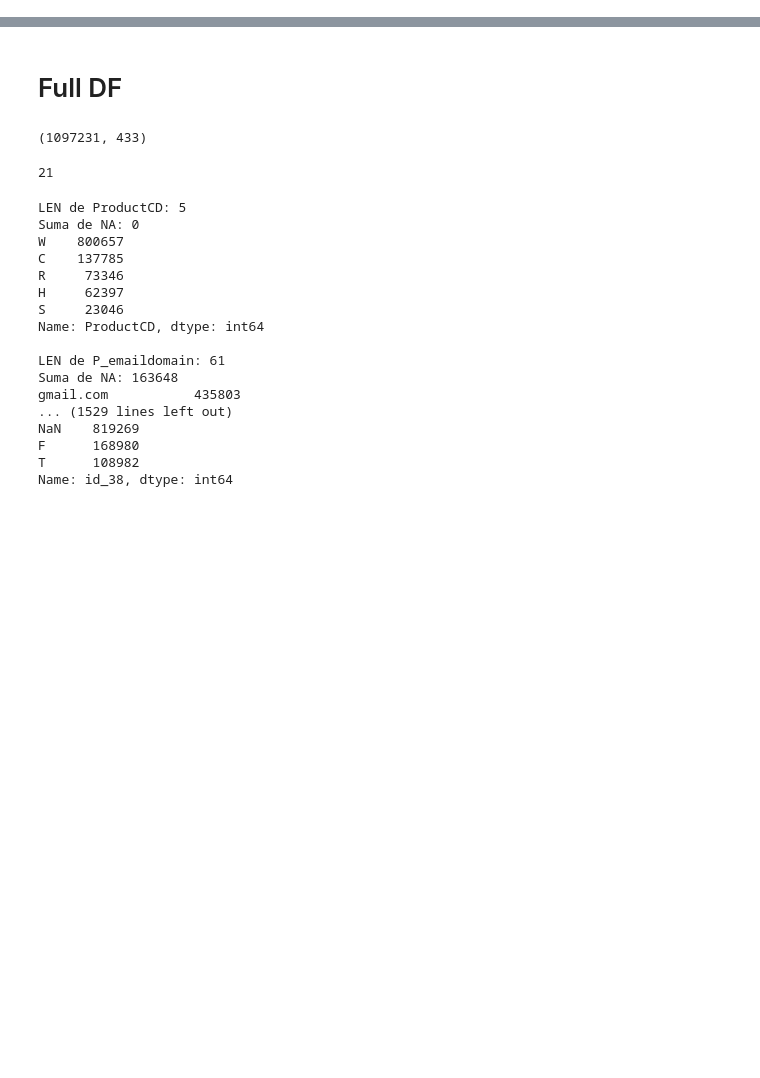
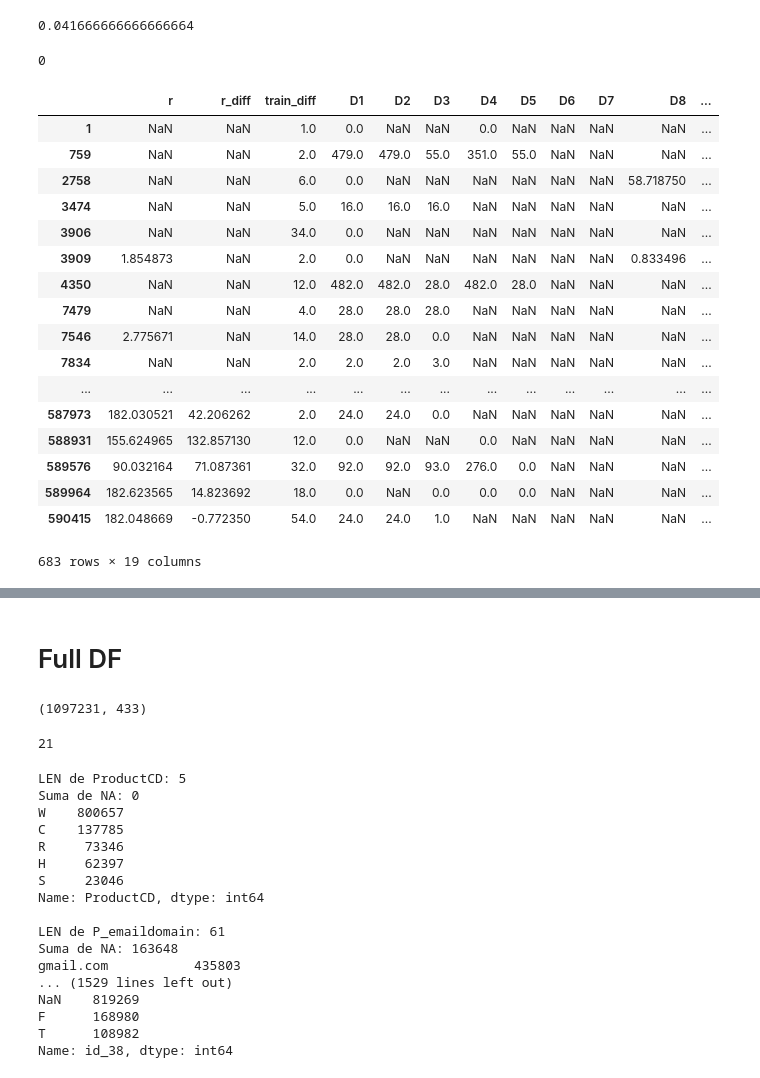
Before and after one commit to rodgomrod/kaggle_ieee_fraud, a Jupyter notebook: train_test_generator.ipynb, the cells around one changed output, grey strips where cells are left out. Cells and saved outputs as stored; diff of their text form; code cells hidden in the pictures; blank space fills up the shorter version.

```diff
--- a/train_test_generator.ipynb
+++ b/train_test_generator.ipynb
@@ -14,8 +14,8 @@ data_folder = 'input'
 schema_train_transaction.update(schema_train_identity)
 schema_test_transaction.update(schema_test_identity)
 # %%
-train = pd.read_csv(data_folder+'/train_merged.csv', dtype = schema_train_transaction)
-test = pd.read_csv(data_folder+'/test_merged.csv', dtype = schema_test_transaction)
+train = pd.read_csv(data_folder+'/train_merged_3.csv', dtype = schema_train_transaction)
+test = pd.read_csv(data_folder+'/test_merged_3.csv', dtype = schema_test_transaction)
 # %%
 train.shape, test.shape
 # %% [output]
@@ -32,0 +162,38 @@ len(cat_ft), len(num_ft)
+# %%
+cols_d = [x for x in train.columns if 'D' in x and len(x) <= 3]
+# %%
+60/60/24
+# %% [output]
+0.041666666666666664
+# %%
+train = train.sort_values(['TransactionDT'], ascending = True)
+# %%
+train['r'] = (train.fillna(-1).groupby(['card1','C1','addr1'])['TransactionDT'].shift(1))
+train.r = train.r/(60*60*24)
+train['r_diff'] = train.r.diff()
+train['train_diff'] = train.TransactionDT.diff()
+gc.collect()
+# %% [output]
+0
+# %%
+train[(train.card1 == 2755)]\
+[['r','r_diff','train_diff']+cols_d+['isFraud']]
+# %% [output]
+|  | r | r_diff | train_diff | D1 | D2 | D3 | D4 | D5 | D6 | D7 | D8 | ... |
+| 1 | NaN | NaN | 1.0 | 0.0 | NaN | NaN | 0.0 | NaN | NaN | NaN | NaN | ... |
+| 759 | NaN | NaN | 2.0 | 479.0 | 479.0 | 55.0 | 351.0 | 55.0 | NaN | NaN | NaN | ... |
+| 2758 | NaN | NaN | 6.0 | 0.0 | NaN | NaN | NaN | NaN | NaN | NaN | 58.718750 | ... |
+| 3474 | NaN | NaN | 5.0 | 16.0 | 16.0 | 16.0 | NaN | NaN | NaN | NaN | NaN | ... |
+| 3906 | NaN | NaN | 34.0 | 0.0 | NaN | NaN | NaN | NaN | NaN | NaN | NaN | ... |
+| 3909 | 1.854873 | NaN | 2.0 | 0.0 | NaN | NaN | NaN | NaN | NaN | NaN | 0.833496 | ... |
+| 4350 | NaN | NaN | 12.0 | 482.0 | 482.0 | 28.0 | 482.0 | 28.0 | NaN | NaN | NaN | ... |
+| 7479 | NaN | NaN | 4.0 | 28.0 | 28.0 | 28.0 | NaN | NaN | NaN | NaN | NaN | ... |
+| 7546 | 2.775671 | NaN | 14.0 | 28.0 | 28.0 | 0.0 | NaN | NaN | NaN | NaN | NaN | ... |
+| 7834 | NaN | NaN | 2.0 | 2.0 | 2.0 | 3.0 | NaN | NaN | NaN | NaN | NaN | ... |
+| ... | ... | ... | ... | ... | ... | ... | ... | ... | ... | ... | ... | ... |
+| 587973 | 182.030521 | 42.206262 | 2.0 | 24.0 | 24.0 | 0.0 | NaN | NaN | NaN | NaN | NaN | ... |
+| 588931 | 155.624965 | 132.857130 | 12.0 | 0.0 | NaN | NaN | 0.0 | NaN | NaN | NaN | NaN | ... |
+| 589576 | 90.032164 | 71.087361 | 32.0 | 92.0 | 92.0 | 93.0 | 276.0 | 0.0 | NaN | NaN | NaN | ... |
+| 589964 | 182.623565 | 14.823692 | 18.0 | 0.0 | NaN | 0.0 | 0.0 | 0.0 | NaN | NaN | NaN | ... |
+| 590415 | 182.048669 | -0.772350 | 54.0 | 24.0 | 24.0 | 1.0 | NaN | NaN | NaN | NaN | NaN | ... |
+683 rows × 19 columns
```
Also changed, not shown: parts of 14 cells of this notebook, 1 other file.
